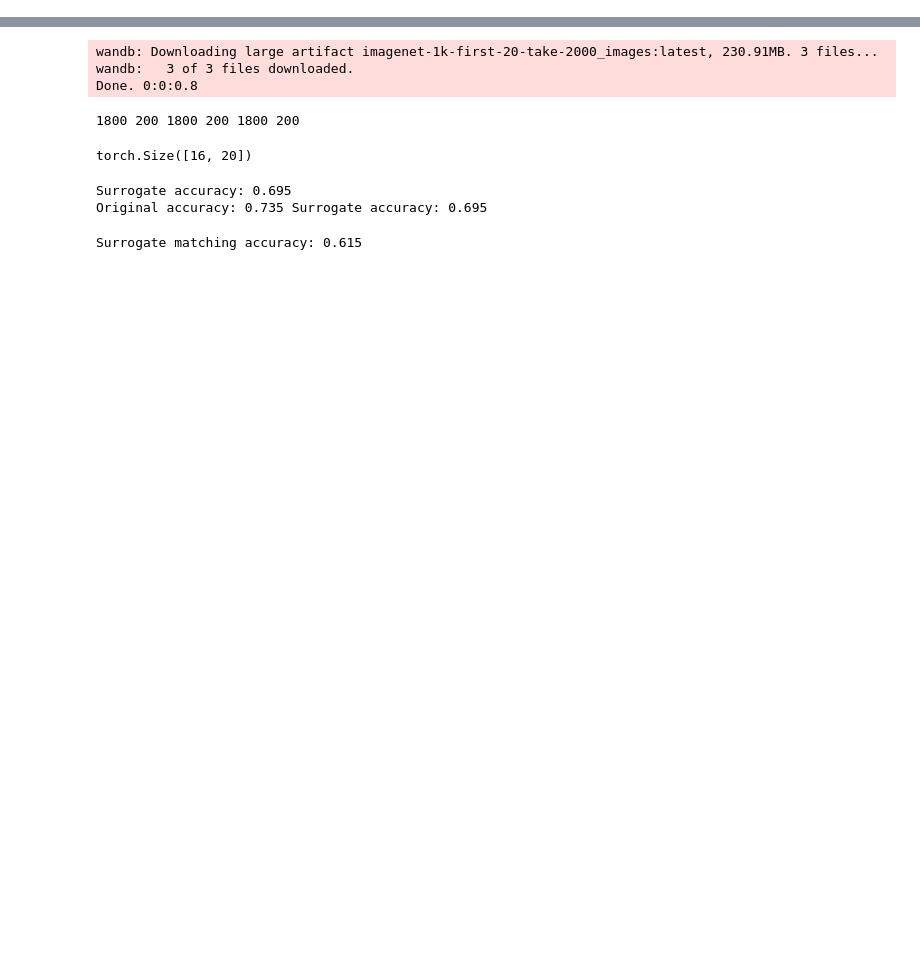
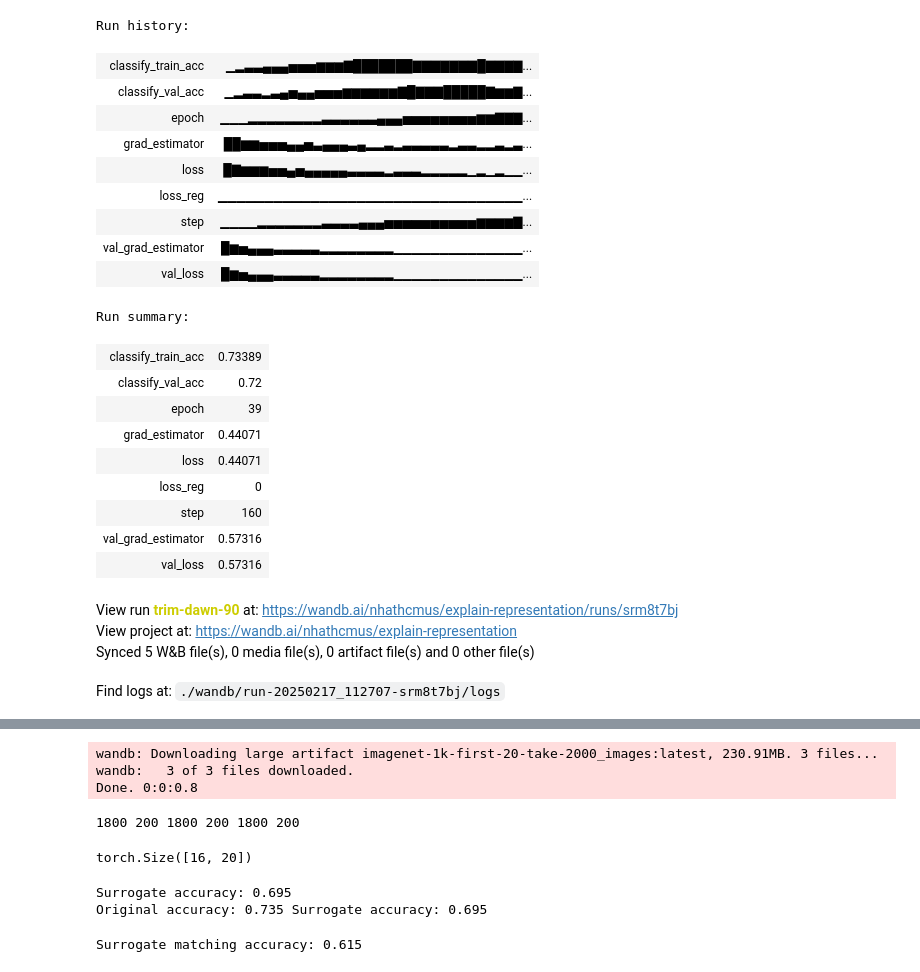
Before and after one commit to nhatkhtn/explain-representation, a Jupyter notebook: notebooks/train_eval_downstream.ipynb, the cells around one changed output, grey strips where cells are left out. Drawn from its saved outputs; the diff is of its cells as text; code cells hidden in the pictures; blank space fills up the shorter version.

```diff
--- a/notebooks/train_eval_downstream.ipynb
+++ b/notebooks/train_eval_downstream.ipynb
@@ -48,3 +59,6 @@ train_configs = {
     )
 }
 run.config.update(train_configs)
+# %%
+wandb.finish(1)
+# %% [output]
@@ -51,2 +66,26 @@ run.config.update(train_configs)
+Run history:
+| classify_train_acc | ▁▂▃▃▄▄▄▅▅▅▆▆▆▇███████▇▇▇▇▇▇▇█▇▇▇▇... |
+| classify_val_acc | ▁▂▃▃▂▃▄▅▄▄▅▅▅▆▆▆▆▆▆▇█▇▇▇█████▇▆▆▇... |
+| epoch | ▁▁▁▂▂▂▂▂▂▂▂▃▃▃▃▃▃▄▄▄▅▅▅▅▅▅▅▅▆▆▇▇▇... |
+| grad_estimator | ██▆▆▅▅▅▄▄▅▃▄▄▄▃▄▂▂▃▂▃▃▃▃▃▂▃▃▂▂▃▂▃... |
+| loss | █▇▆▆▆▅▅▄▅▄▄▄▄▄▃▃▃▃▂▃▃▃▂▂▂▂▂▁▂▁▂▁▁... |
+| loss_reg | ▁▁▁▁▁▁▁▁▁▁▁▁▁▁▁▁▁▁▁▁▁▁▁▁▁▁▁▁▁▁▁▁▁... |
+| step | ▁▁▁▁▂▂▂▂▂▂▂▃▃▃▃▄▄▄▅▅▅▅▅▅▅▅▅▅▆▆▆▆▇... |
+| val_grad_estimator | █▆▅▄▄▄▃▃▃▃▃▂▂▂▂▂▂▂▂▁▁▁▁▁▁▁▁▁▁▁▁▁▁... |
+| val_loss | █▆▅▄▄▄▃▃▃▃▃▂▂▂▂▂▂▂▂▁▁▁▁▁▁▁▁▁▁▁▁▁▁... |
+Run summary:
+| classify_train_acc | 0.73389 |
+| classify_val_acc | 0.72 |
+| epoch | 39 |
+| grad_estimator | 0.44071 |
+| loss | 0.44071 |
+| loss_reg | 0 |
+| step | 160 |
+| val_grad_estimator | 0.57316 |
+| val_loss | 0.57316 |
+View run trim-dawn-90 at: https://wandb.ai/nhathcmus/explain-representation/runs/srm8t7bj
+View project at: https://wandb.ai/nhathcmus/explain-representation
+Synced 5 W&B file(s), 0 media file(s), 0 artifact file(s) and 0 other file(s)
+Find logs at: ./wandb/run-20250217_112707-srm8t7bj/logs
 # %%
 encoding = load_tensor(
```
Also changed, not shown: parts of 9 cells of this notebook, 8 other files.
